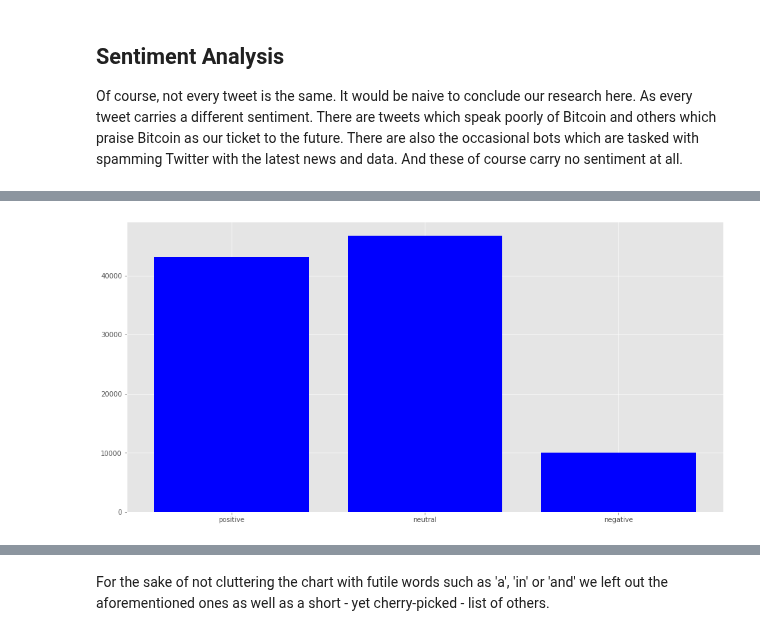
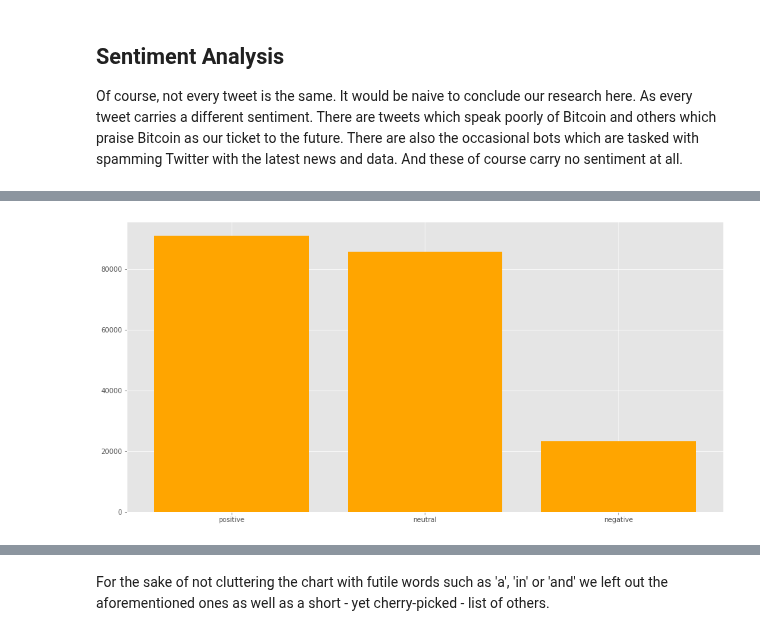
Before and after one commit to snenenenenenene/btc-twitter-data-mining, a Jupyter notebook: main.ipynb, the cells around one changed output, grey strips where cells are left out. Cells and saved outputs as stored; diff of their text form; code cells hidden in the pictures.

```diff
--- a/main.ipynb
+++ b/main.ipynb
@@ -43,11 +43,13 @@ from PIL import Image
 import yfinance as yf
 from geopy.geocoders import Nominatim
 from pattern.en import sentiment
-from multi_rake import Rake
 from pyspark.sql import functions as F
 from pyspark.sql.functions import col, desc, asc, udf, max, struct
+try:
+    sc = SparkContext("local").getOrCreate()
+except:
+    print("Spark Context Initialised")
 
-sc = SparkContext("local").getOrCreate()
 sqlContext = SQLContext(sc)
 spark = SparkSession(sc)
 plt.style.use('ggplot')
@@ -104,7 +106,7 @@ tweets_schema = StructType([
     StructField('text', StringType(), True),
     StructField('hashtags', StringType(), True),
     StructField('source', StringType(), True),
-    StructField('is_retweet', StringType(), True),
+    StructField('is_retweet', BooleanType(), True),
 ])
 
 tweets_df = spark.read.csv(
@@ -185,6 +187,3 @@ fig.tight_layout()
 plt.show()
 # %% [output]
 [figure]
-# %%
-df = tweets_df.where(col("user_created").isNull())
-df
@@ -236,7 +233,8 @@ tweets_df = tweets_df.fillna("[]", subset="hashtags").withColumn("hashtags", fix
 
 At this moment we are lacking the column in our Yahoo Finance dataset containing the dates of every Bitcoin stock price. However, we do know the first and last date of the dataset - namely 5-2-2021 and 26-11-2021 - as well as the fact that this data registers new entries at regular intervals. With this knowledge we could generate a date dataframe.
 # %%
-date_df = tweets_df.withColumn("date", F.to_date(F.col("date")))
+tweets_df = tweets_df.withColumn("date", F.to_date(F.col("date")))
+date_df = tweets_df
 date_df = date_df.groupby("date").count().dropna().sort(asc("date")).filter(
     (date_df.date > datetime.datetime(2020, 3, 20)) & (date_df.date < datetime.datetime.today()))
 
@@ -407,10 +383,15 @@ plt.show()
 
 Of course, not every tweet is the same. It would be naive to conclude our research here. As every tweet carries a different sentiment. There are tweets which speak poorly of Bitcoin and others which praise Bitcoin as our ticket to the future. There are also the occasional bots which are tasked with spamming Twitter with the latest news and data. And these of course carry no sentiment at all.
 # %%
-tweet_text = tweets_df.select("text", "date").limit(100000).collect()
+tweet_text = tweets_df.select("text", "date").limit(200000).collect()
 sentiments = [(x.text, *sentiment(x.text), x.date) for x in tweet_text]
+sentiment_schema = StructType([
+    StructField('text', StringType(), True),
+    StructField('polarity', FloatType(), True),
+    StructField('subjectivity', FloatType(), True),
+    StructField('date', DateType(), True),
+])
 
-sentiment_schema = ["text", "polarity", "subjectivity", "date"]
 sentiments_df = spark.createDataFrame(
     data=sentiments,
     schema=sentiment_schema
@@ -436,6 +417,6 @@ count = sentiments_string_df.select("count").collect()
 y = list(map(lambda r: int(r['count']), count))
 
 plt.subplots(figsize=(16, 8))
-plt.bar(x,y, color='blue', label='Polarity Frequency')
+plt.bar(x,y, color='orange', label='Polarity Frequency')
 plt.show()
 # %% [output]
@@ -444 +425 @@ plt.show()
-[figure, old version]
+[figure, new version]
```
Also changed, not shown: parts of 9 cells of this notebook.
